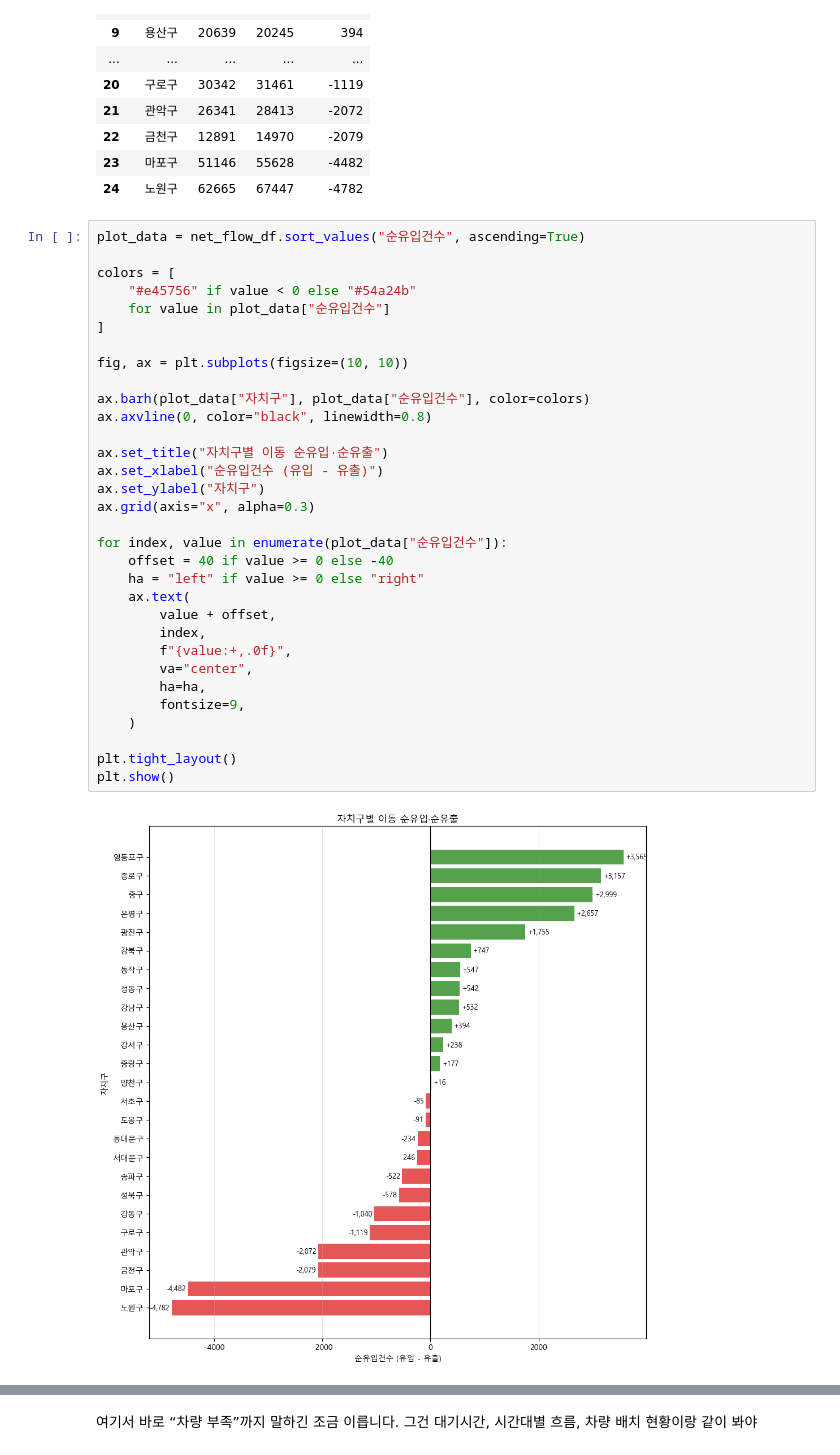
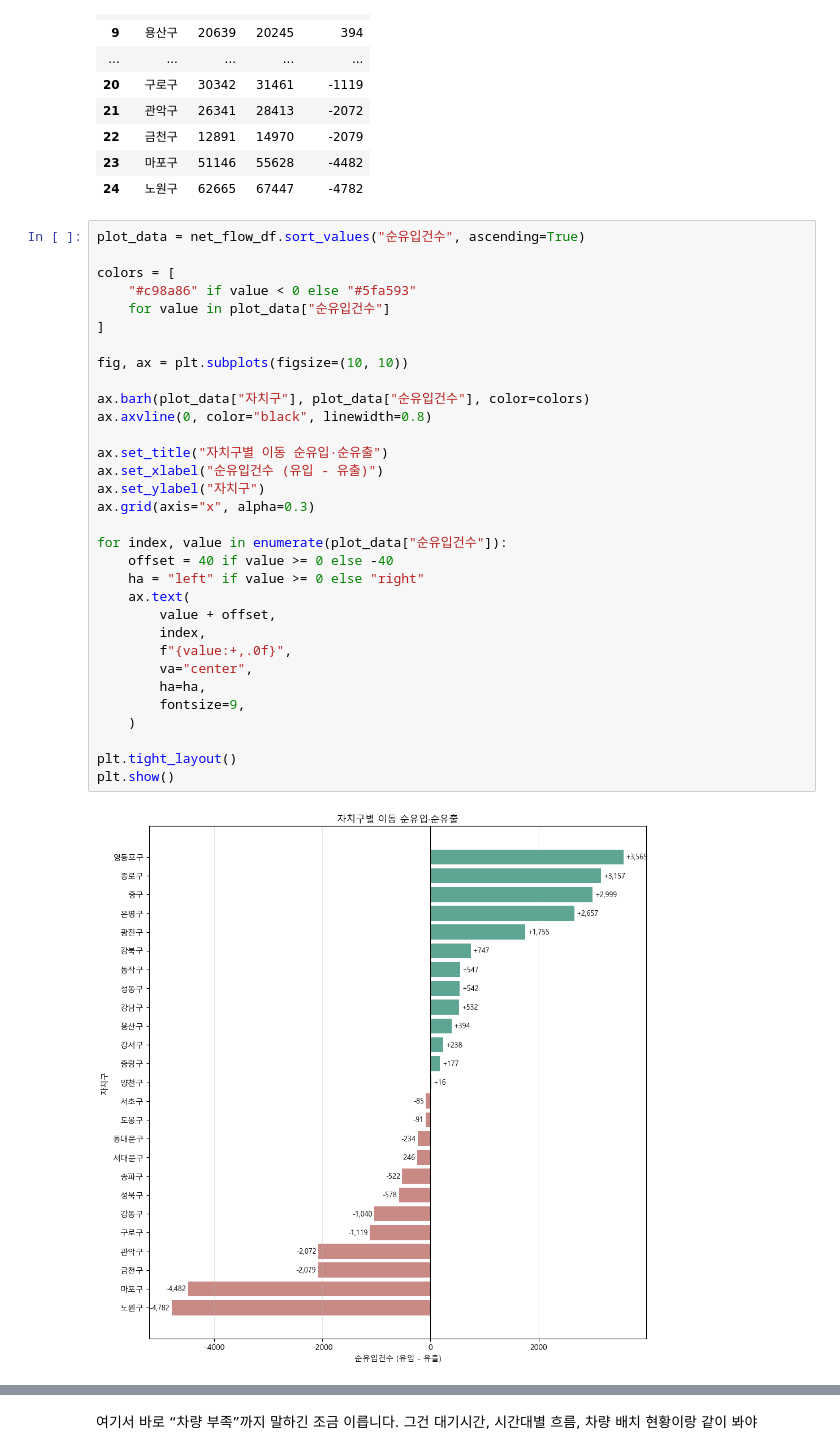
Before and after one commit to calltaxi-DA/calltaxi-DA, a Jupyter notebook: notebooks_region_facilities/02_od_flow_same_vs_diff_gu.ipynb, the cells around one changed output, grey strips where cells are left out. Drawn from its saved outputs; the diff is of its cells as text.

```diff
--- a/notebooks_region_facilities/02_od_flow_same_vs_diff_gu.ipynb
+++ b/notebooks_region_facilities/02_od_flow_same_vs_diff_gu.ipynb
@@ -439,33 +439,33 @@ display(net_flow_df)
 plot_data = net_flow_df.sort_values("순유입건수", ascending=True)
 
 colors = [
-    "#e45756" if value < 0 else "#54a24b"
+    "#c98a86" if value < 0 else "#5fa593"
     for value in plot_data["순유입건수"]
 ]
 
 fig, ax = plt.subplots(figsize=(10, 10))
 
 ax.barh(plot_data["자치구"], plot_data["순유입건수"], color=colors)
 ax.axvline(0, color="black", linewidth=0.8)
 
 ax.set_title("자치구별 이동 순유입·순유출")
 ax.set_xlabel("순유입건수 (유입 - 유출)")
 ax.set_ylabel("자치구")
 ax.grid(axis="x", alpha=0.3)
 
 for index, value in enumerate(plot_data["순유입건수"]):
     offset = 40 if value >= 0 else -40
     ha = "left" if value >= 0 else "right"
     ax.text(
         value + offset,
         index,
         f"{value:+,.0f}",
         va="center",
         ha=ha,
         fontsize=9,
     )
 
 plt.tight_layout()
 plt.show()
 # %% [output]
-[figure, old version]
+[figure, new version]
```
Also changed, not shown: parts of 2 cells of this notebook, 18 other files.
